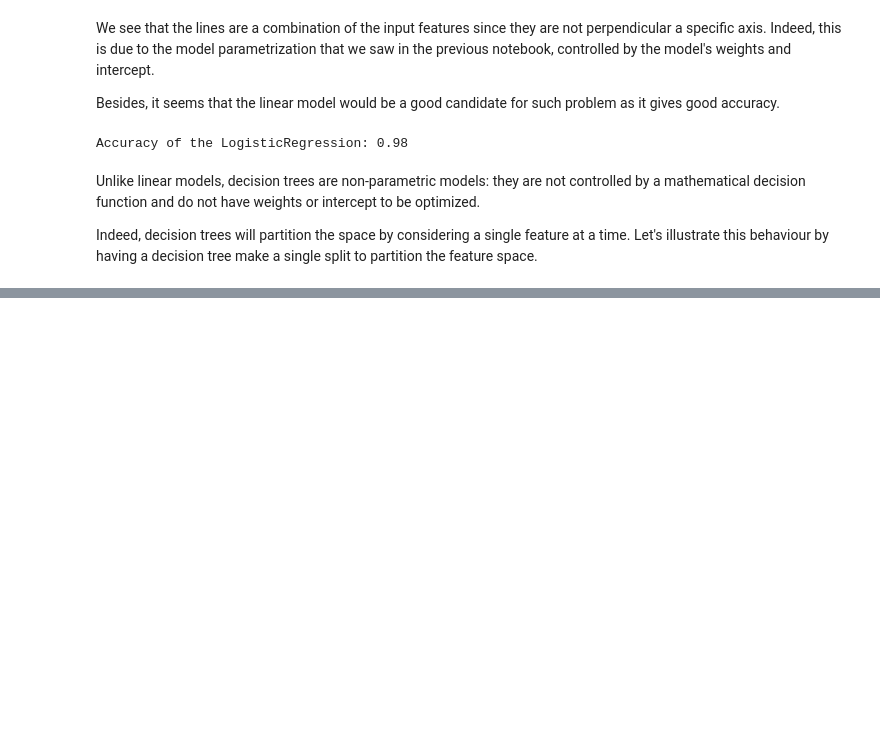
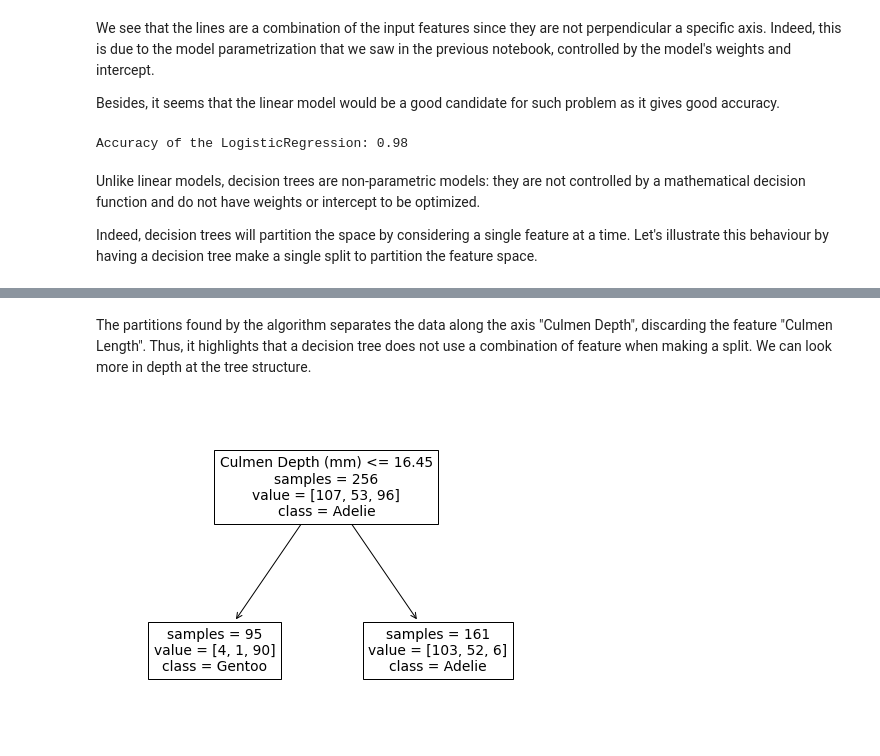
Before and after one commit to iannjari/Decision-Tree-Models, a Jupyter notebook: Lesson1.ipynb, the cells around one changed output, grey strips where cells are left out. Cells and saved outputs as stored; diff of their text form; code cells hidden in the pictures; blank space fills up the shorter version.

```diff
--- a/Lesson1.ipynb
+++ b/Lesson1.ipynb
@@ -100,0 +116,11 @@ tree make a single split to partition the feature space.
+# %% [markdown]
+The partitions found by the algorithm separates the data along the axis
+"Culmen Depth", discarding the feature "Culmen Length". Thus, it highlights
+that a decision tree does not use a combination of feature when making a
+split. We can look more in depth at the tree structure.
+# %%
+_, ax = plt.subplots(figsize=(8, 6))
+_ = plot_tree(tree, feature_names=culmen_columns,
+              class_names=tree.classes_, impurity=False, ax=ax)
+# %% [output]
+[figure, added]
```
Also changed, not shown: parts of 16 cells of this notebook.
